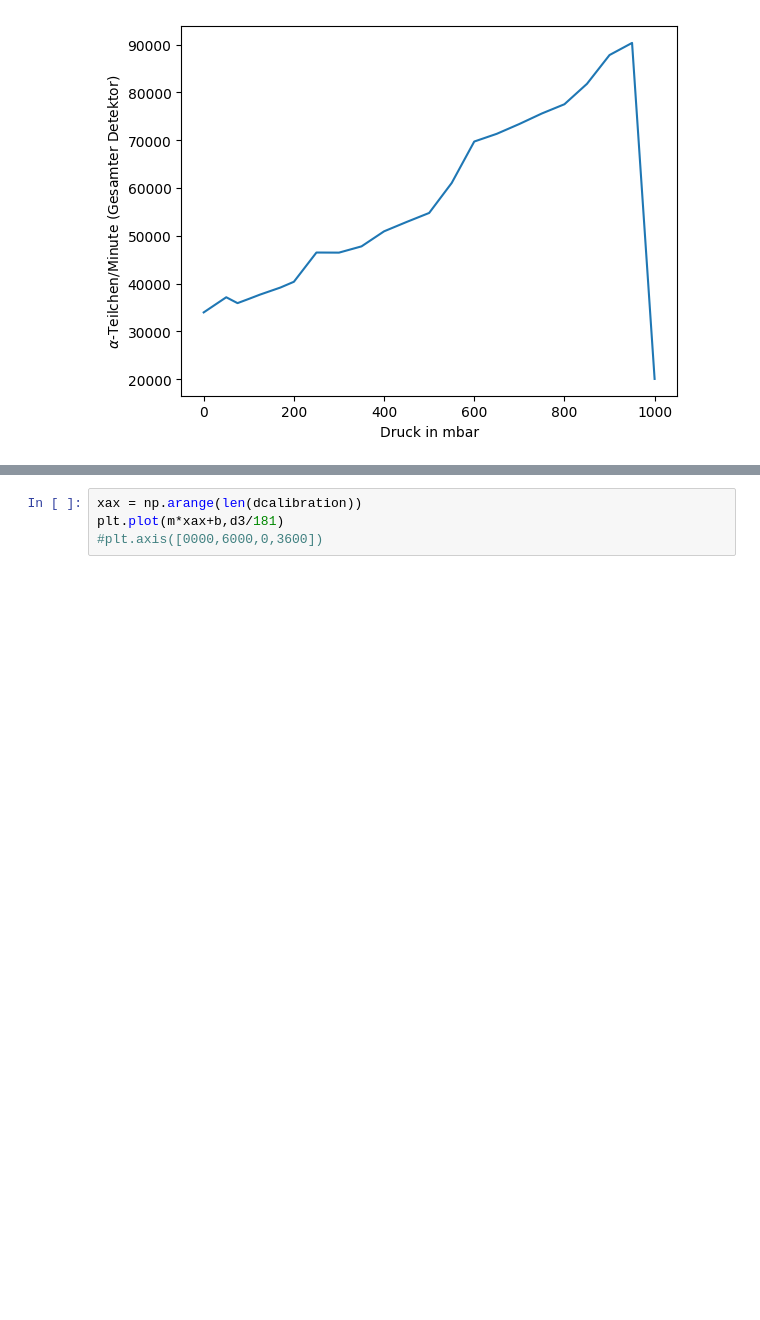
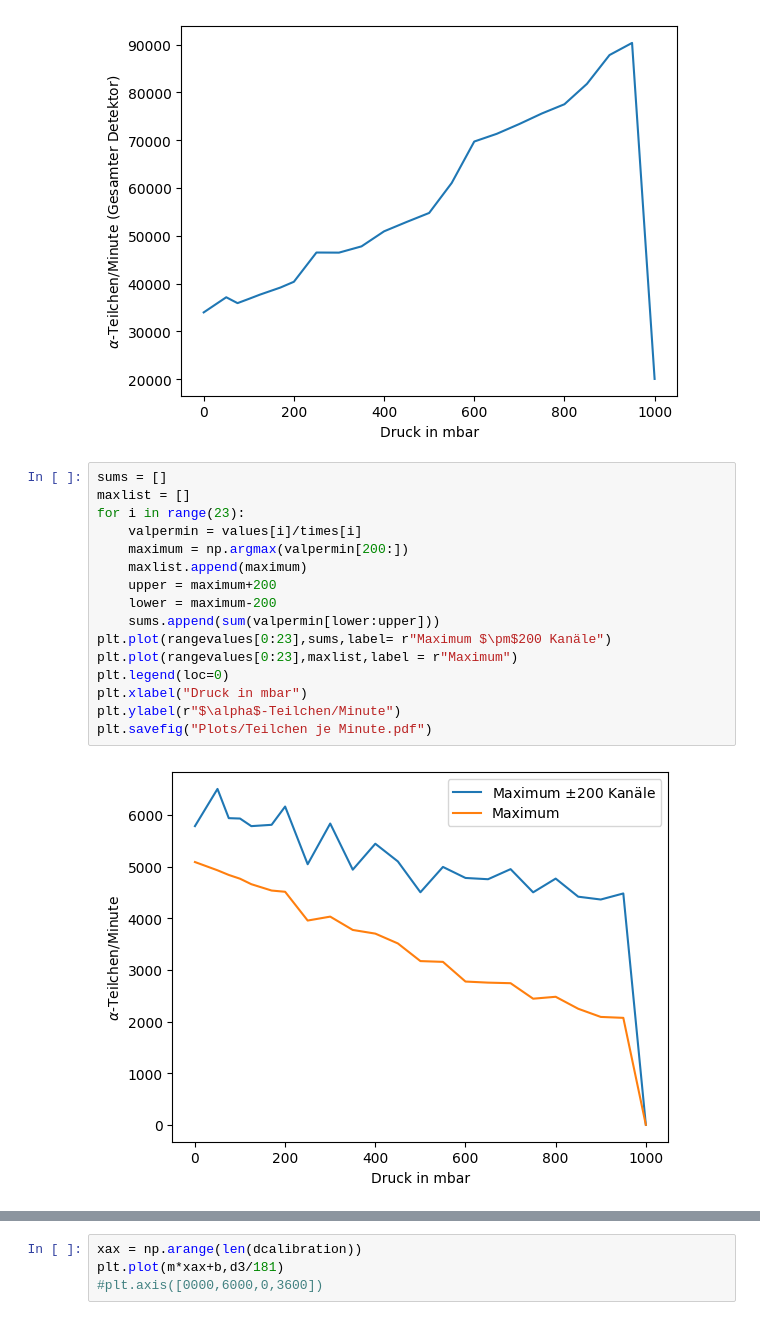
Before and after one commit to CaptainNikon/PPF-Uni-Potsdam, a Jupyter notebook: K1/calc.ipynb, the cells around one changed output, grey strips where cells are left out. Cells and saved outputs as stored; diff of their text form; blank space fills up the shorter version.

```diff
--- a/K1/calc.ipynb
+++ b/K1/calc.ipynb
@@ -75,4 +75,22 @@ plt.ylabel(r"$\alpha$-Teilchen/Minute (Gesamter Detektor)")
 plt.savefig("Plots/nosense.pdf")
 # %% [output]
 [figure]
+# %%
+sums = []
+maxlist = []
+for i in range(23):
+    valpermin = values[i]/times[i]
+    maximum = np.argmax(valpermin[200:])
+    maxlist.append(maximum)
+    upper = maximum+200
+    lower = maximum-200
+    sums.append(sum(valpermin[lower:upper]))
+plt.plot(rangevalues[0:23],sums,label= r"Maximum $\pm$200 Kanäle")
+plt.plot(rangevalues[0:23],maxlist,label = r"Maximum")
+plt.legend(loc=0)
+plt.xlabel("Druck in mbar")
+plt.ylabel(r"$\alpha$-Teilchen/Minute")
+plt.savefig("Plots/Teilchen je Minute.pdf")
+# %% [output]
+[figure, added]
 # %%
```
Also changed, not shown: parts of 1 cell of this notebook.
